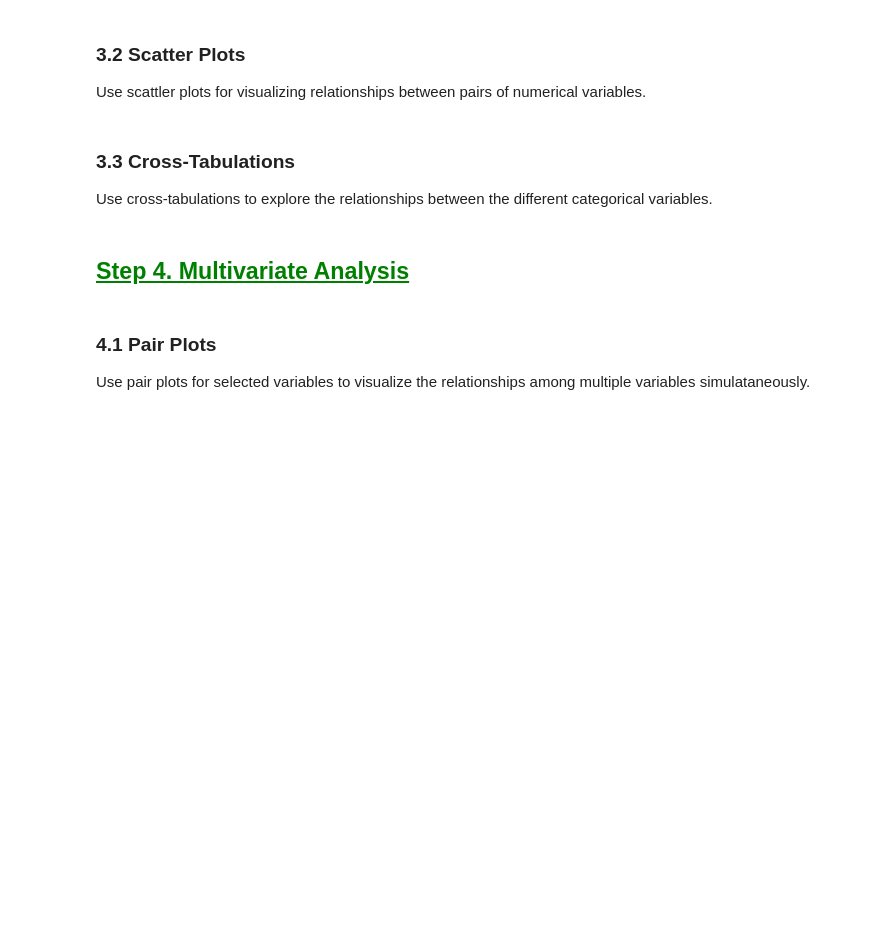
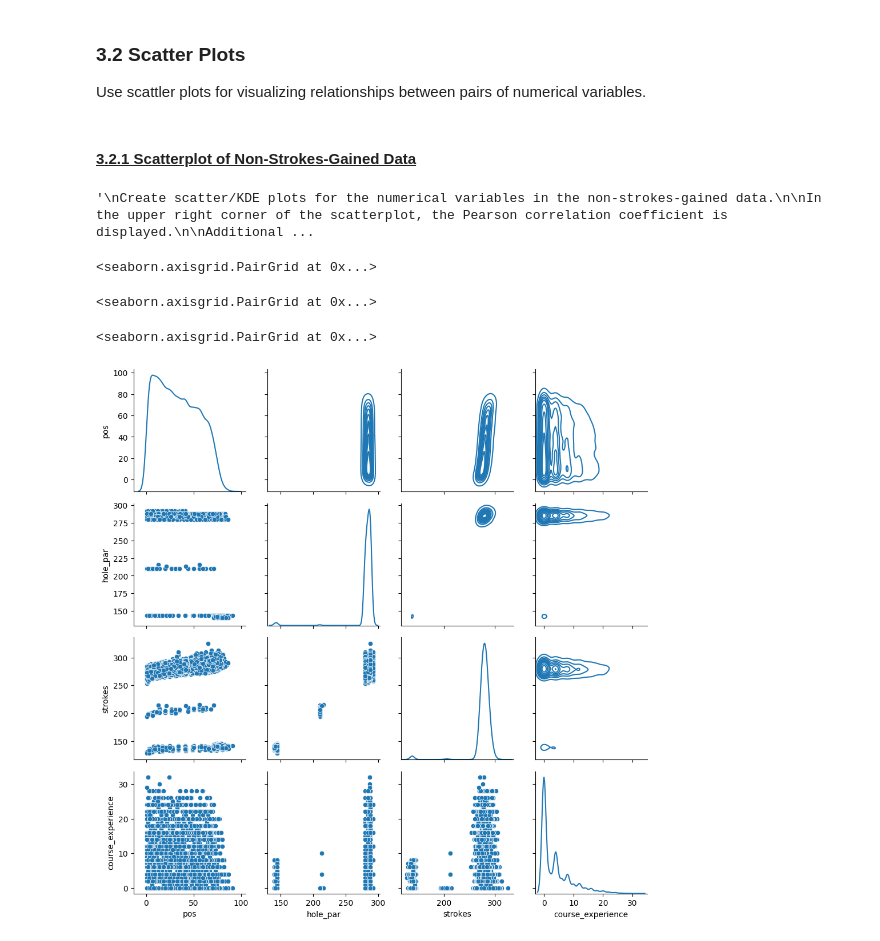
Before and after one commit to stefanjenss/Projects, a Jupyter notebook: PGA Tour Exploratory Data Analysis/PGA_Tour_EDA--2_Data_Exploration_Phase.ipynb, the cells around one changed output. Drawn from its saved outputs; the diff is of its cells as text; code cells hidden in the pictures; blank space fills up the shorter version.

Commit message:
Continuation of Data Exploration.

```diff
--- a/PGA Tour Exploratory Data Analysis/PGA_Tour_EDA--2_Data_Exploration_Phase.ipynb
+++ b/PGA Tour Exploratory Data Analysis/PGA_Tour_EDA--2_Data_Exploration_Phase.ipynb
@@ -750,11 +737,32 @@ Text(0.5, 1.0, 'Heatmap of the Correlation Matrix for Strokes-Gained Dataset')
 # %% [markdown]
 ### 3.2 Scatter Plots
 Use scattler plots for visualizing relationships between pairs of numerical variables.
-# %% [markdown]
-### 3.3 Cross-Tabulations
-Use cross-tabulations to explore the relationships between the different categorical variables.
-# %% [markdown]
-## <font color = 'green'><u>Step 4. Multivariate Analysis<u></font>
-# %% [markdown]
-### 4.1 Pair Plots
-Use pair plots for selected variables to visualize the relationships among multiple variables simulataneously.
+# %% [markdown]
+#### <u>3.2.1 Scatterplot of Non-Strokes-Gained Data</u>
+# %%
+"""
+Create scatter/KDE plots for the numerical variables in the non-strokes-gained data.
+
+In the upper right corner of the scatterplot, the Pearson correlation coefficient is displayed.
+
+Additionally, the upper-righthand portion of the scatterplot will be a kernel density estimate (KDE) plot of the
+distribution of the two variables plotted to more easily visualize the distribution and density of the data points.
+
+Numerical variables to include in the scatterplots previously defined non-strokes-gained variables:
+    - pos
+    - hole_par
+    - strokes
+    - course_experience
+"""
+
+# Create scatter/KDE plots entitled `nsg_pairplot`
+nsg_pairplot = sns.PairGrid(pga_clean_valid, vars=nsg_num_variables, diag_sharey=False)
+nsg_pairplot.map_upper(sns.kdeplot) # KDE plot of the distribution of the two variables plotted
+nsg_pairplot.map_lower(sns.scatterplot) # Scatterplot of the two variables plotted
+nsg_pairplot.map_diag(sns.kdeplot) # KDE plot of the distribution of the variable plotted
+# %% [output]
+'\nCreate scatter/KDE plots for the numerical variables in the non-strokes-gained data.\n\nIn the upper right corner of the scatterplot, the Pearson correlation coefficient is displayed.\n\nAdditional ...
+<seaborn.axisgrid.PairGrid at 0x...>
+<seaborn.axisgrid.PairGrid at 0x...>
+<seaborn.axisgrid.PairGrid at 0x...>
+[figure, added]
```
Also changed, not shown: parts of 3 cells of this notebook.
